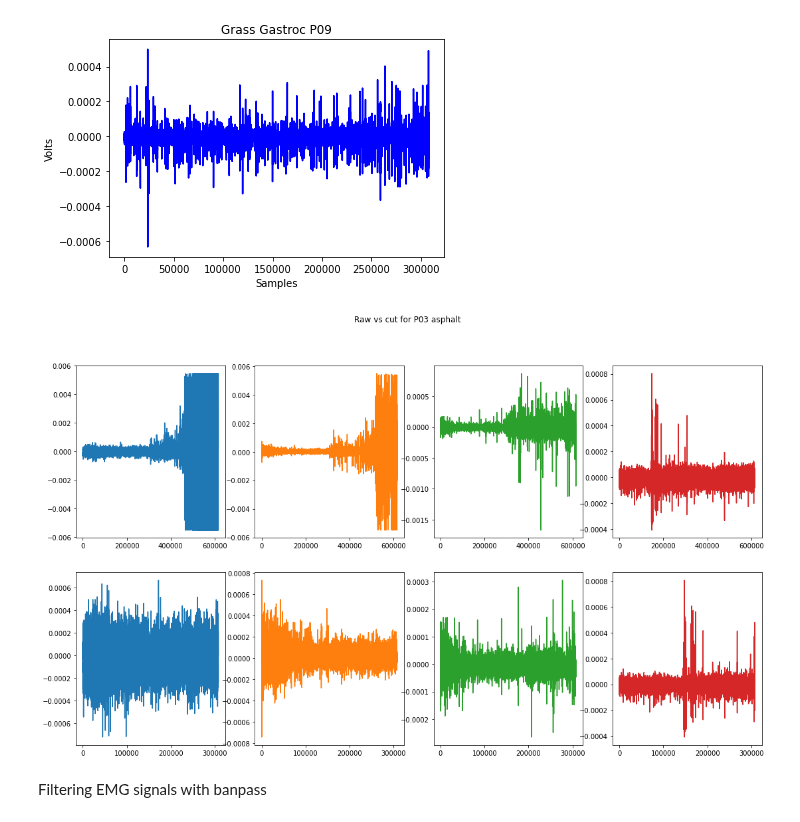
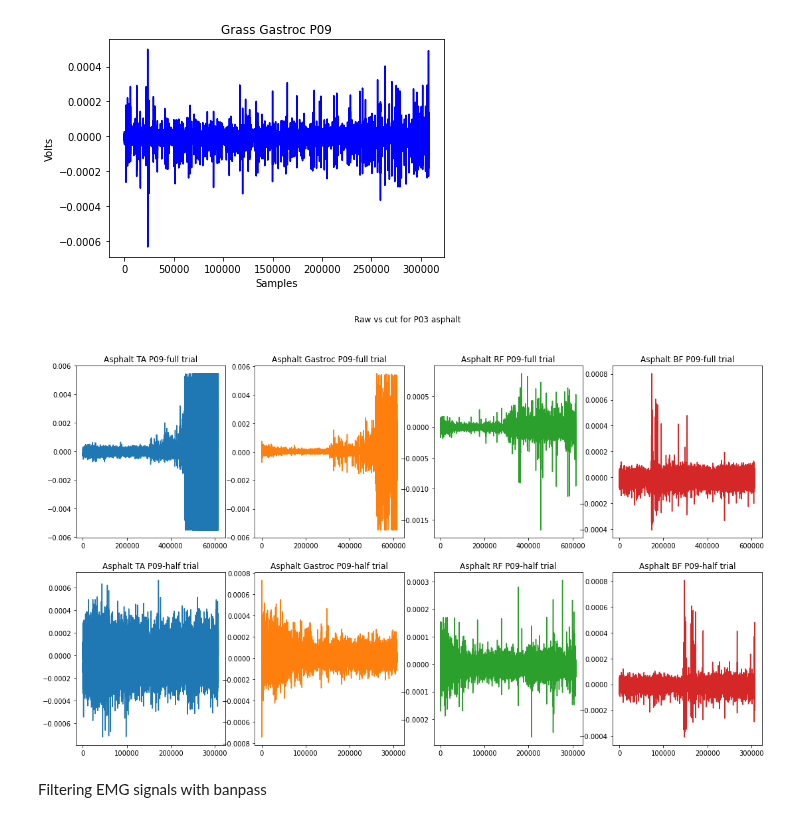
Before and after one commit to Gab2697/Human-Activity-Recognition, a Jupyter notebook: Baseline_CNN.ipynb, the cells around one changed output. Drawn from its saved outputs; the diff is of its cells as text; code cells hidden in the pictures.

```diff
--- a/Baseline_CNN.ipynb
+++ b/Baseline_CNN.ipynb
@@ -145,28 +145,36 @@ plt.show()
 # %%
 fig, ((ax1, ax2, ax3, ax4), (ax1_cut, ax2_cut, ax3_cut, ax4_cut)) = plt.subplots(2, 4)
 fig.set_size_inches(18.5, 10.5)
 fig.suptitle('Raw vs cut for P03 asphalt')
 import matplotlib.pyplot as plt
 
 ax1.plot(list(range(0,len(df_asphalt.iloc[:,0]))),df_asphalt.iloc[:,1])
+ax1.title.set_text('Asphalt TA P09-full trial')
 ax1.locator_params(axis='x', nbins=4)
 ax2.plot(list(range(0,len(df_asphalt.iloc[:,0]))),df_asphalt.iloc[:,2], 'tab:orange')
+ax2.title.set_text('Asphalt Gastroc P09-full trial')
 ax2.locator_params(axis='x', nbins=4)
 ax3.plot(list(range(0,len(df_asphalt.iloc[:,0]))),df_asphalt.iloc[:,3], 'tab:green')
+ax3.title.set_text('Asphalt RF P09-full trial')
 ax3.locator_params(axis='x', nbins=4)
 ax4.plot(list(range(0,len(df_asphalt.iloc[:,0]))),df_asphalt.iloc[:,4], 'tab:red')
+ax4.title.set_text('Asphalt BF P09-full trial')
 ax4.locator_params(axis='x', nbins=4)
 
 ax1_cut.plot(list(range(0,len(df_asphalt.iloc[0:308160,0]))),df_asphalt.iloc[0:308160,1])
+ax1_cut.title.set_text('Asphalt TA P09-half trial')
 ax1_cut.locator_params(axis='x', nbins=4)
 ax2_cut.plot(list(range(0,len(df_asphalt.iloc[0:308160,0]))),df_asphalt.iloc[0:308160,2], 'tab:orange')
+ax2_cut.title.set_text('Asphalt Gastroc P09-half trial')
 ax2_cut.locator_params(axis='x', nbins=4)
 ax3_cut.plot(list(range(0,len(df_asphalt.iloc[0:308160,0]))),df_asphalt.iloc[0:308160,3], 'tab:green')
+ax3_cut.title.set_text('Asphalt RF P09-half trial')
 ax3_cut.locator_params(axis='x', nbins=4)
 ax4_cut.plot(list(range(0,len(df_asphalt.iloc[0:308160,0]))),df_asphalt.iloc[0:308160,4], 'tab:red')
+ax4_cut.title.set_text('Asphalt BF P09-half trial')
 ax4_cut.locator_params(axis='x', nbins=4)
 # %% [output]
-[figure, old version]
+[figure, new version]
 # %% [markdown]
 Filtering EMG signals with banpass
 # %%
```
